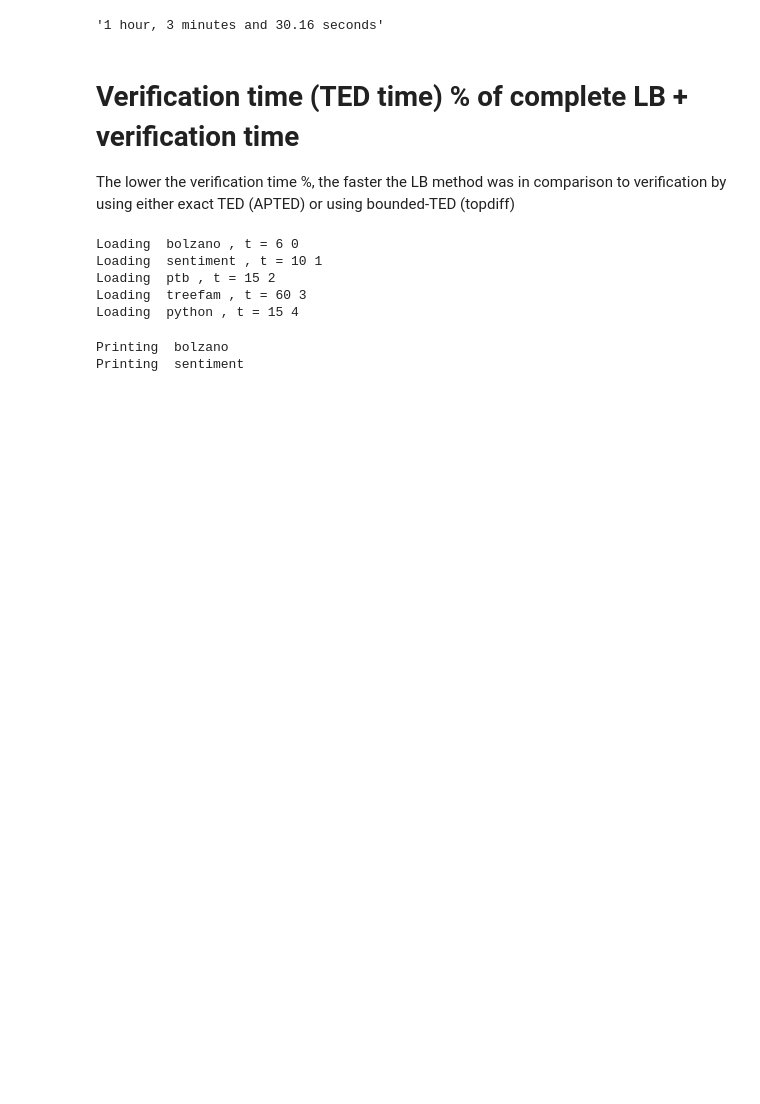
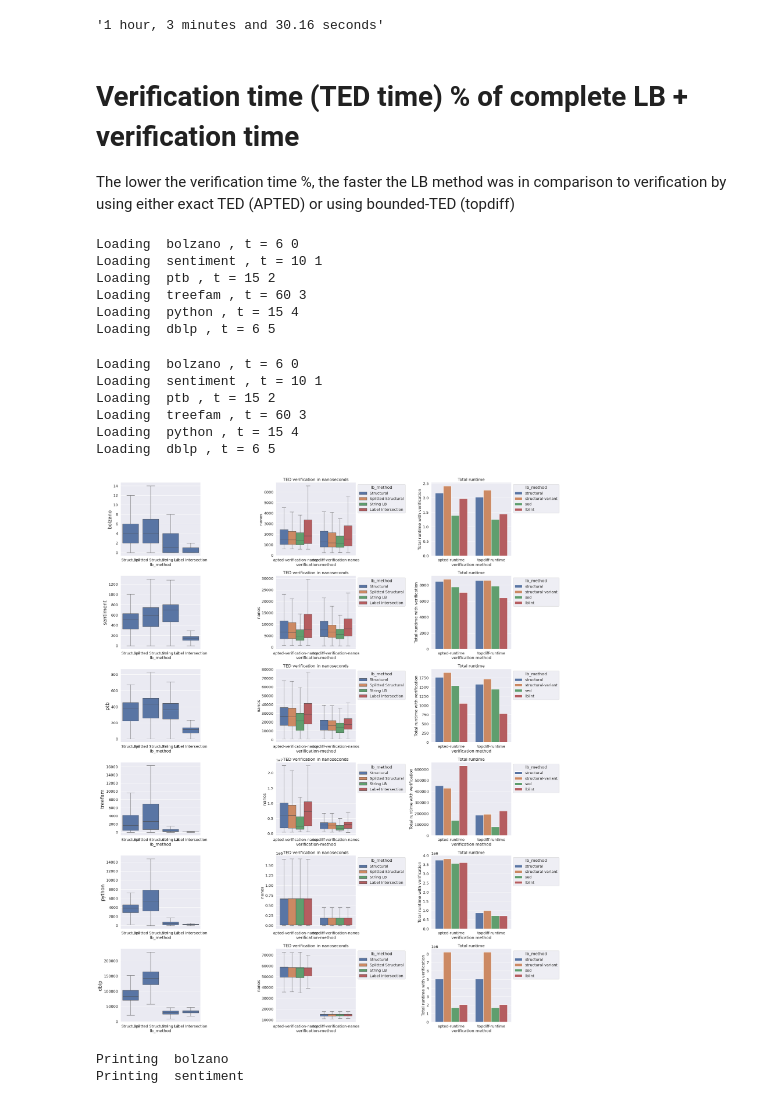
Before and after one commit to LukMRVC/tree-statistics, a Jupyter notebook: TED-viz.ipynb, the cells around one changed output. Saved outputs shown, nothing was run; the diff lists cells and outputs as text; code cells hidden in the pictures; blank space fills up the shorter version.

```diff
--- a/TED-viz.ipynb
+++ b/TED-viz.ipynb
@@ -214,34 +214,81 @@ humanfriendly.format_timespan(timedelta(milliseconds=3810159.25010))
 
 The lower the verification time %, the faster the LB method was in comparison to verification by using
 either exact TED (APTED) or using bounded-TED (topdiff)
+# %%
+verification_times = []
+for i, (ds, t) in enumerate(tested_values):
+    print('Loading ', ds, ', t =', t, i)
+    verification_times.append(load_verification_times(ds, t))
+# %% [output]
+Loading  bolzano , t = 6 0
+Loading  sentiment , t = 10 1
+Loading  ptb , t = 15 2
+Loading  treefam , t = 60 3
+Loading  python , t = 15 4
+Loading  dblp , t = 6 5
 # %%
 len_tested = len(tested_values)
 fig, axes = plt.subplots(len_tested, 3, figsize=(25, 30))
 # http://localhost:8888/lab/tree/TED-viz.ipynb#Verification-time-(TED-time)-%-of-complete-LB-+-verification-time
 for i, (ds, t) in enumerate(tested_values):
     print('Loading ', ds, ', t =', t, i)
-    runtime, melted_absolute, lb_df = load_verification_times(ds, t)
-    # fig.suptitle('Bolzano')
+    runtime, melted_absolute, lb_df = verification_times[i]
+
+
+    ofix, oax = plt.subplots(figsize=(8, 6))
     sns.boxplot(data=lb_df, x='lb_method', y='lb_time', showfliers = False, ax=axes[i, 0])
+
+    filter_boxplot = sns.boxplot(data=lb_df, x='lb_method', y='lb_time', showfliers = False, ax=oax)
+    oax.set_title('LB filter time')
+    oax.set_ylabel('Microseconds')
+    oax.set_xlabel('LB filter')
+    ofix.savefig(f"resources/plots/{ds}-filter-times.svg", format='svg', bbox_inches='tight')
+    plt.close(ofix)
+    ofix, oax = plt.subplots(figsize=(10, 6))
+
     # axes[i, 0].set_title('LB comp time in nanoseconds')
     sns.boxplot(data=melted_absolute, x='verification-method', hue='lb_method', y='nanos', showfliers = False, ax=axes[i, 1])
+    verif_plot = sns.boxplot(data=melted_absolute, x='verification-method', hue='lb_method', y='nanos', showfliers = False, ax=oax)
+    sns.move_legend(oax, 'best', title='LB method', labels=["Structural", "Splitted structural", "String LB", "Label intersection"])
     axes[i, 1].set_title('TED verification in nanoseconds')
+    oax.set_title('TED verification in nanoseconds')
+    oax.set_ylabel('Nanoseconds')
+    oax.set_xlabel('Verification method')
+    sns.move_legend(axes[i, 1], "upper left", bbox_to_anchor=(1, 1))
+    # sns.move_legend(oax, "upper left", bbox_to_anchor=(1, 1))
+
+    ofix.savefig(f"resources/plots/{ds}-verification-times.svg", format='svg', bbox_inches='tight')
+    plt.close(ofix)
+
+    ofix, oax = plt.subplots(figsize=(10, 6))
     rtmt = runtime.melt(value_vars=['apted-runtime', 'topdiff-runtime'], id_vars=['lb_method'], var_name='verification method', value_name='runtime')
     sns.barplot(data=rtmt, x='verification method', hue='lb_method', y='runtime', ax=axes[i, 2])
+    runtime_fig = sns.barplot(data=rtmt, x='verification method', hue='lb_method', y='runtime', ax=oax)
+    sns.move_legend(axes[i, 2], "upper left", bbox_to_anchor=(1, 1))
     axes[i, 2].set_title('Total runtime')
     axes[i, 2].set_ylabel('Total runtime with verification')
+
+    # sns.move_legend(oax, "upper left", bbox_to_anchor=(1, 1))
+    sns.move_legend(oax, 'best', title='LB method', labels=["Structural", "Splitted structural", "String LB", "Label intersection"])
+    oax.set_title('Total runtime')
+    oax.set_ylabel('Nanoseconds')
+    oax.set_xlabel('Verification method')
+    ofix.savefig(f"resources/plots/{ds}-overall-times.svg", format='svg', bbox_inches='tight')
+    plt.close(ofix)
 
 for ax, (ds, _) in zip(axes[:, 0], tested_values):
     ax.set_ylabel(ds, size='large')
 
 plt.tight_layout()
 plt.show()
 # %% [output]
 Loading  bolzano , t = 6 0
 Loading  sentiment , t = 10 1
 Loading  ptb , t = 15 2
 Loading  treefam , t = 60 3
 Loading  python , t = 15 4
+Loading  dblp , t = 6 5
+[figure, added]
 # %%
 f, axes = plt.subplots(2, 4, figsize=(32, 11))
 f.suptitle('Single tree to dataset search time in Microseconds, SPLIT=4')
```
Also changed, not shown: parts of 4 cells of this notebook.
